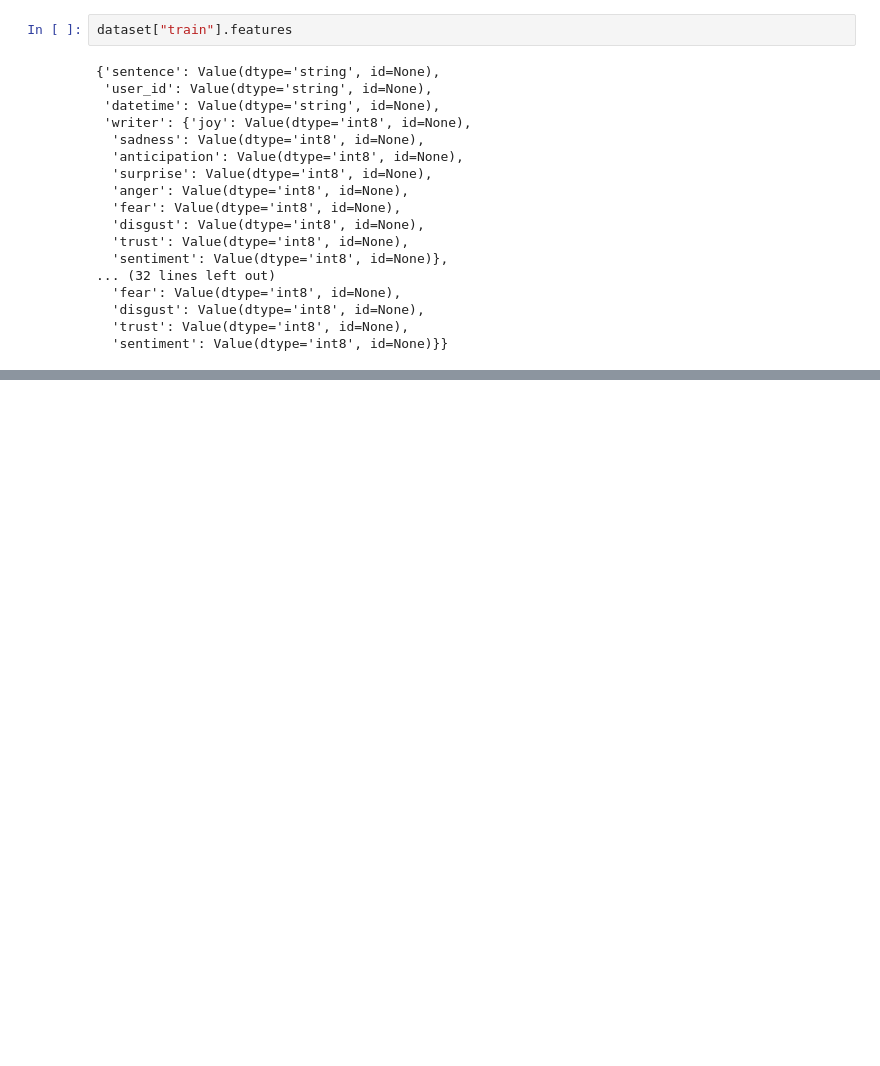
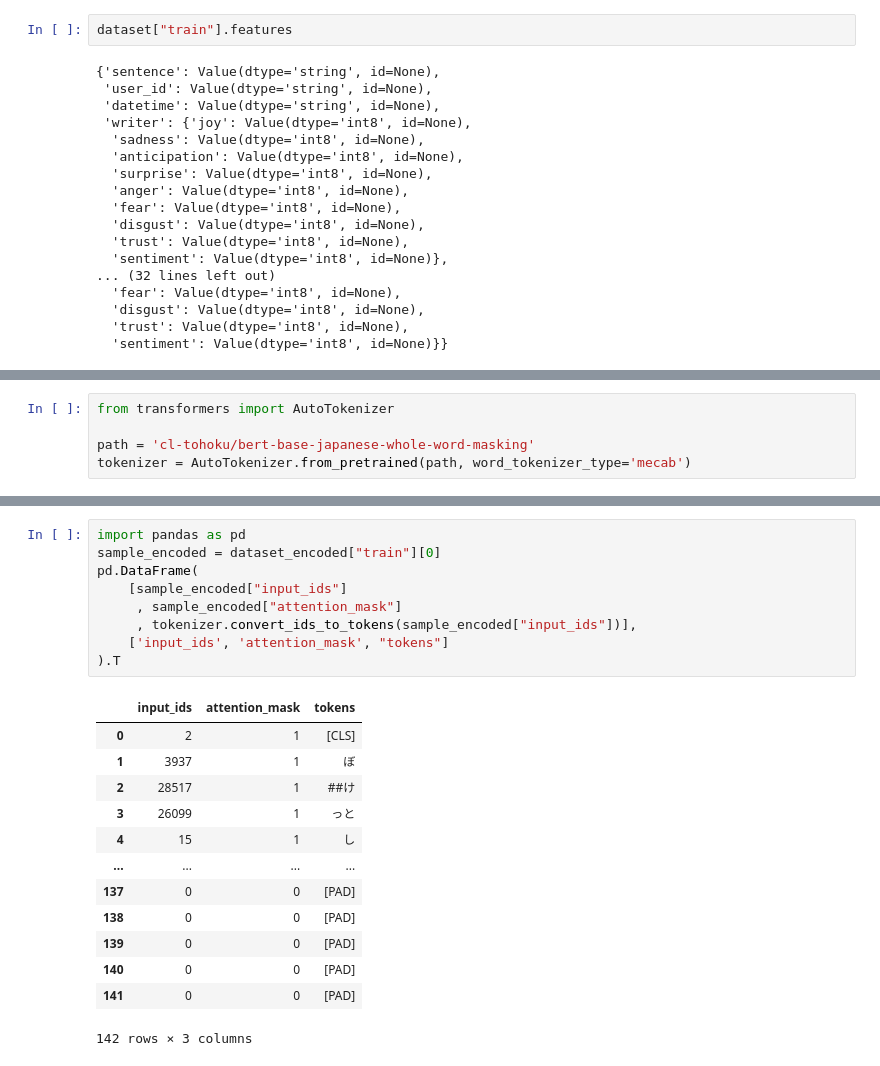
Before and after one commit to maruyama-lab-design/Preservation-of-Emotional-Context-in-Tweet-Embeddings, a Jupyter notebook: prototype.ipynb, the cells around one changed output, grey strips where cells are left out. Drawn from its saved outputs; the diff is of its cells as text; blank space fills up the shorter version.

```diff
--- a/prototype.ipynb
+++ b/prototype.ipynb
@@ -92,0 +156,5 @@ KeyError: 'label'
+# %%
+from transformers import AutoTokenizer
+
+path = 'cl-tohoku/bert-base-japanese-whole-word-masking'
+tokenizer = AutoTokenizer.from_pretrained(path, word_tokenizer_type='mecab')
@@ -93 +203,24 @@ KeyError: 'label'
+# %%
+import pandas as pd
+sample_encoded = dataset_encoded["train"][0]
+pd.DataFrame(
+    [sample_encoded["input_ids"]
+     , sample_encoded["attention_mask"]
+     , tokenizer.convert_ids_to_tokens(sample_encoded["input_ids"])],
+    ['input_ids', 'attention_mask', "tokens"]
+).T
+# %% [output]
+|  | input_ids | attention_mask | tokens |
+| 0 | 2 | 1 | [CLS] |
+| 1 | 3937 | 1 | ぼ |
+| 2 | 28517 | 1 | ##け |
+| 3 | 26099 | 1 | っと |
+| 4 | 15 | 1 | し |
+| ... | ... | ... | ... |
+| 137 | 0 | 0 | [PAD] |
+| 138 | 0 | 0 | [PAD] |
+| 139 | 0 | 0 | [PAD] |
+| 140 | 0 | 0 | [PAD] |
+| 141 | 0 | 0 | [PAD] |
+142 rows × 3 columns
 # %%
```
Also changed, not shown: parts of 25 cells of this notebook, 1 other file.
